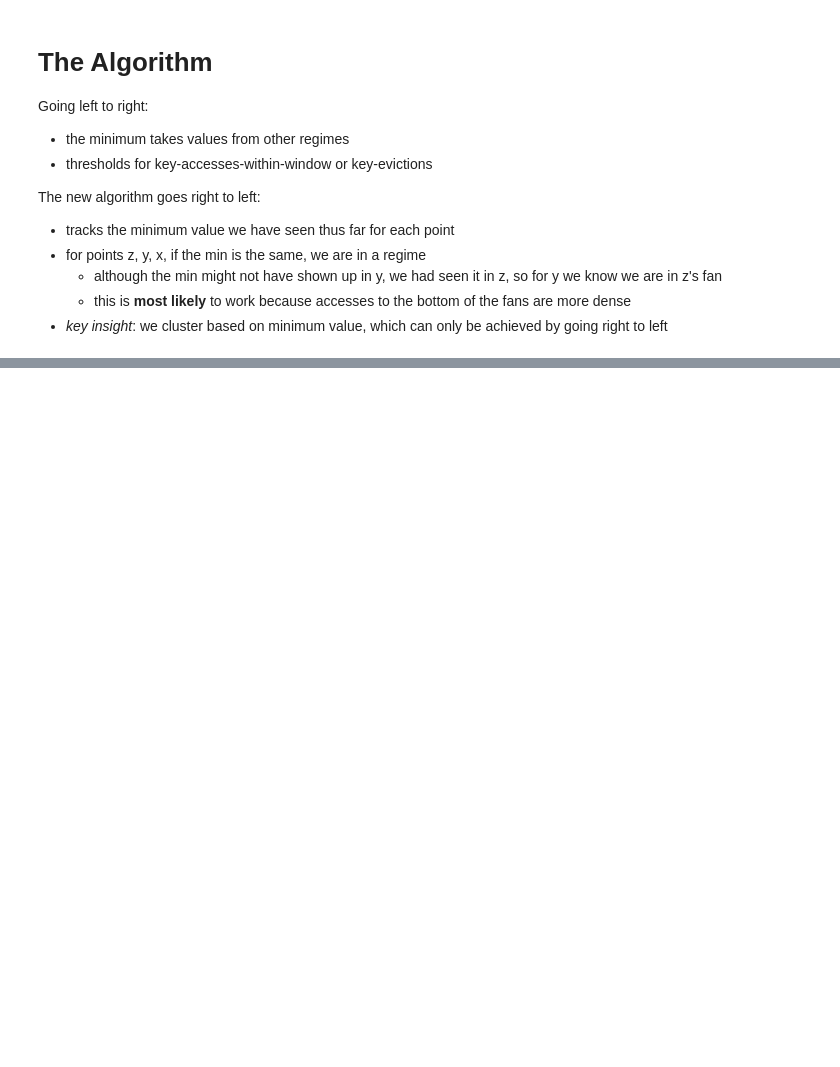
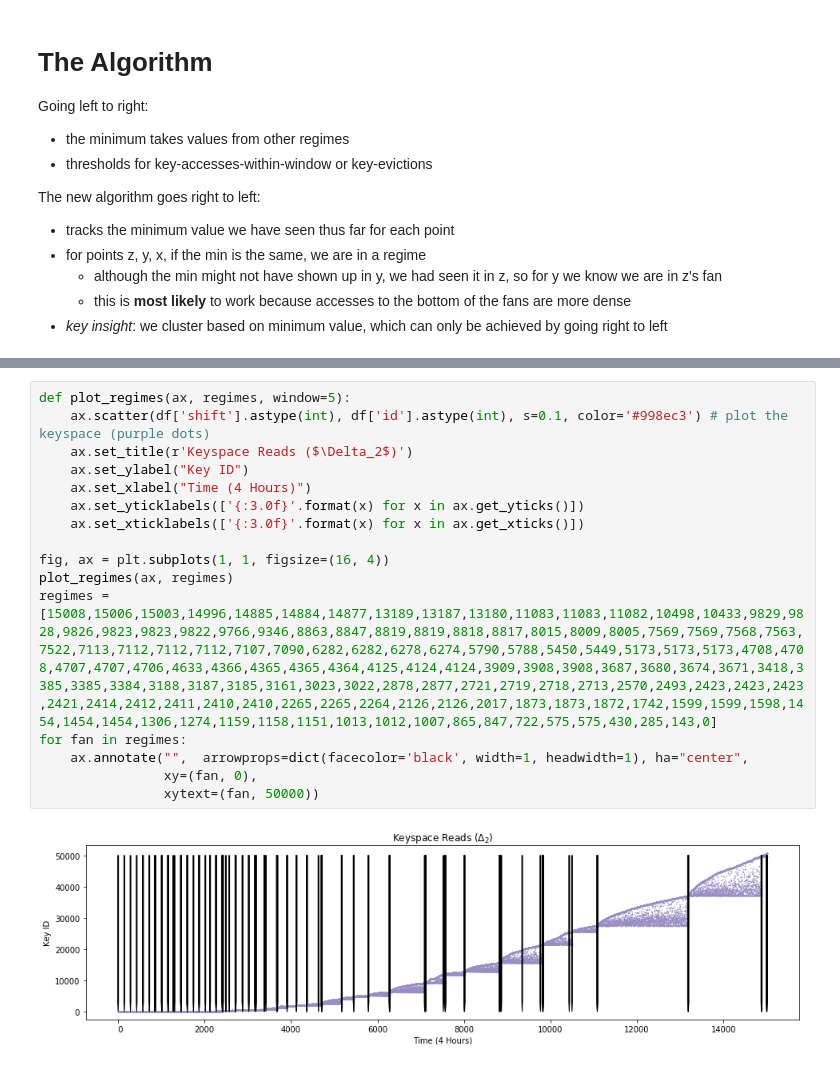
Before and after one commit to michaelsevilla/parsplice-ml-popper, a Jupyter notebook: experiments/keyspace-locality/viz/viz-regimes-cleanup.ipynb, the cells around one changed output, grey strips where cells are left out. Saved outputs shown, nothing was run; the diff lists cells and outputs as text; blank space fills up the shorter version.

```diff
--- a/experiments/keyspace-locality/viz/viz-regimes-cleanup.ipynb
+++ b/experiments/keyspace-locality/viz/viz-regimes-cleanup.ipynb
@@ -164,0 +183,18 @@ plot_regimes(ax, regimes)
+# %%
+def plot_regimes(ax, regimes, window=5):
+    ax.scatter(df['shift'].astype(int), df['id'].astype(int), s=0.1, color='#998ec3') # plot the keyspace (purple dots)
+    ax.set_title(r'Keyspace Reads ($\Delta_2$)')
+    ax.set_ylabel("Key ID")
+    ax.set_xlabel("Time (4 Hours)")
+    ax.set_yticklabels(['{:3.0f}'.format(x) for x in ax.get_yticks()])
+    ax.set_xticklabels(['{:3.0f}'.format(x) for x in ax.get_xticks()])
+
+fig, ax = plt.subplots(1, 1, figsize=(16, 4))
+plot_regimes(ax, regimes)
+regimes = [15008,15006,15003,14996,14885,14884,14877,13189,13187,13180,11083,11083,11082,10498,10433,9829,9828,9826,9823,9823,9822,9766,9346,8863,8847,8819,8819,8818,8817,8015,8009,8005,7569,7569,7568,7563,7522,7113,7112,7112,7112,7107,7090,6282,6282,6278,6274,5790,5788,5450,5449,5173,5173,5173,4708,4708,4707,4707,4706,4633,4366,4365,4365,4364,4125,4124,4124,3909,3908,3908,3687,3680,3674,3671,3418,3385,3385,3384,3188,3187,3185,3161,3023,3022,2878,2877,2721,2719,2718,2713,2570,2493,2423,2423,2423,2421,2414,2412,2411,2410,2410,2265,2265,2264,2126,2126,2017,1873,1873,1872,1742,1599,1599,1598,1454,1454,1454,1306,1274,1159,1158,1151,1013,1012,1007,865,847,722,575,575,430,285,143,0]
+for fan in regimes:
+    ax.annotate("",  arrowprops=dict(facecolor='black', width=1, headwidth=1), ha="center",
+                xy=(fan, 0),
+                xytext=(fan, 50000))
+# %% [output]
+[figure, added]
```
Also changed, not shown: parts of 3 cells of this notebook, 5 other files.
